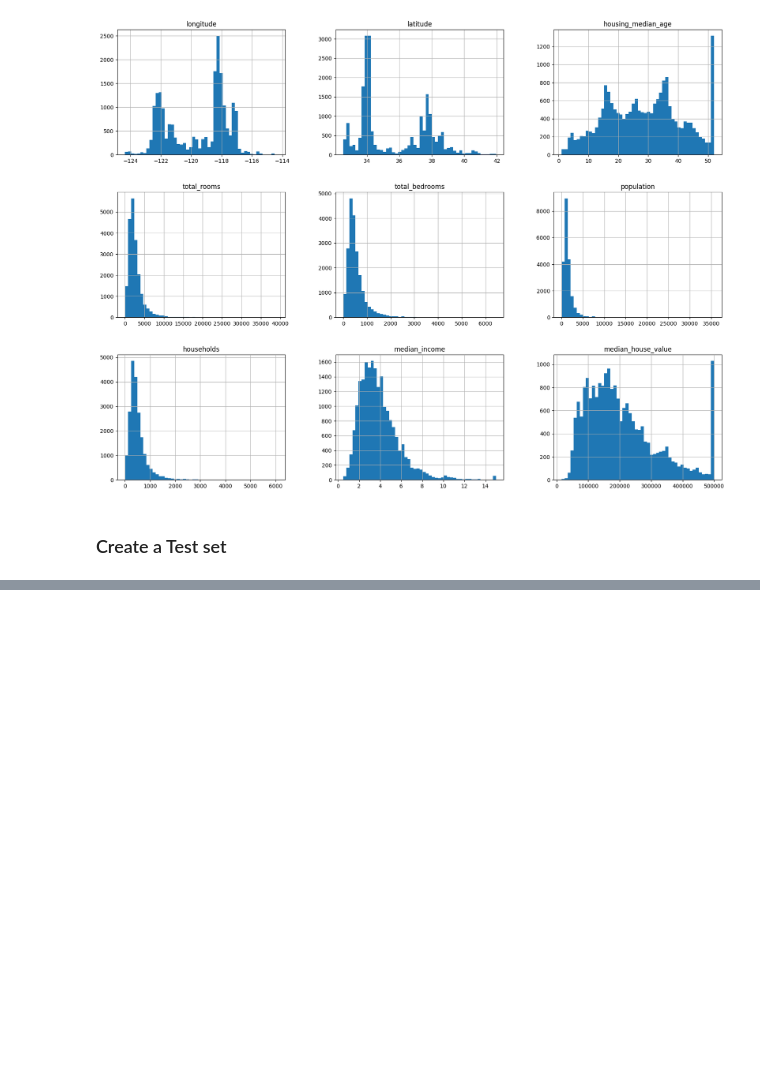
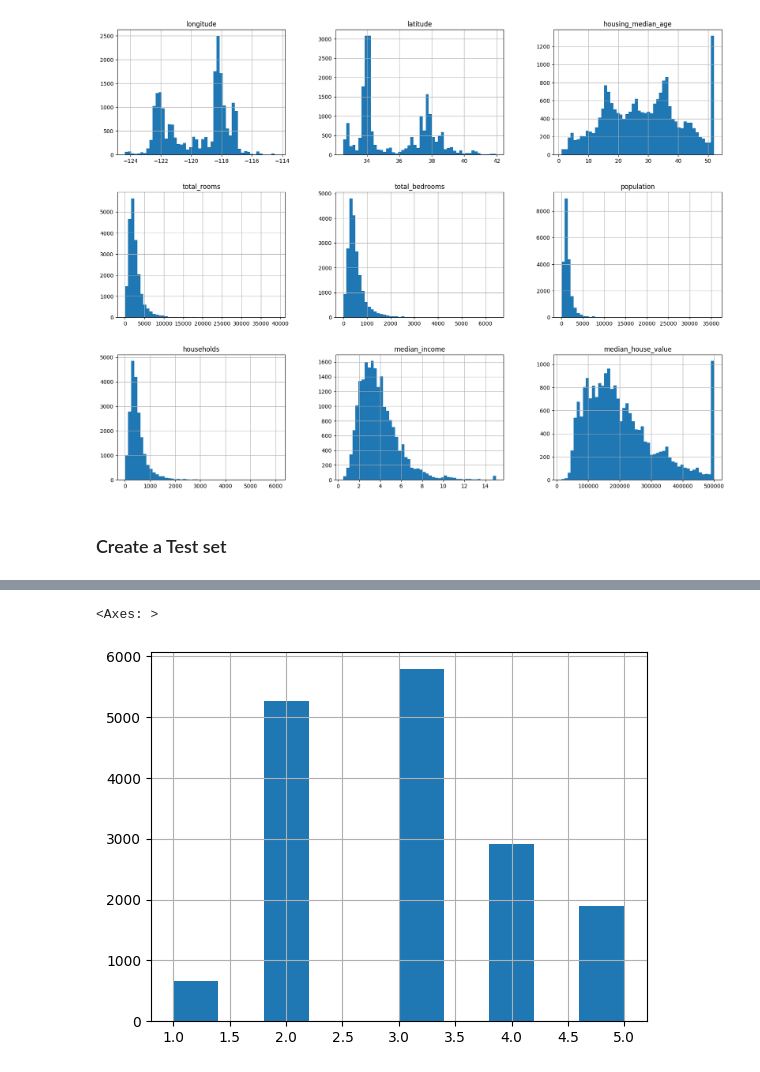
Before and after one commit to abhijitpadhi1/Household-Prediction, a Jupyter notebook: get_data.ipynb, the cells around one changed output, grey strips where cells are left out. Cells and saved outputs as stored; diff of their text form; code cells hidden in the pictures; blank space fills up the shorter version.

Commit message:
Vizualize data, Prepare for ML, Select Model

```diff
--- a/get_data.ipynb
+++ b/get_data.ipynb
@@ -214,0 +220,11 @@ train_set.head(), test_set.head()
+# %%
+# checking of categorical representation of data
+housing["income_cat"] = pd.cut(housing["median_income"],
+                                bins=[0., 1.5, 3., 4.5, 6., np.inf],
+                                labels=[1, 2, 3, 4, 5])
+
+# Check the categorical representation of data
+housing["income_cat"].hist()
+# %% [output]
+<Axes: >
+[figure, added]
```
Also changed, not shown: parts of 53 cells of this notebook, 2 other files.
